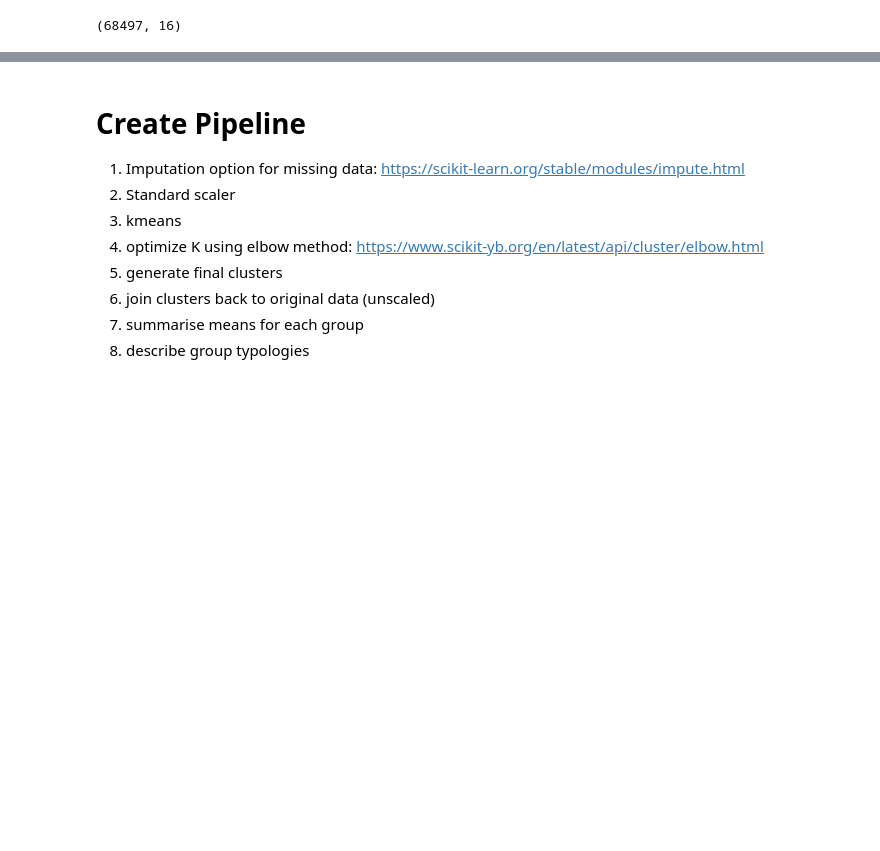
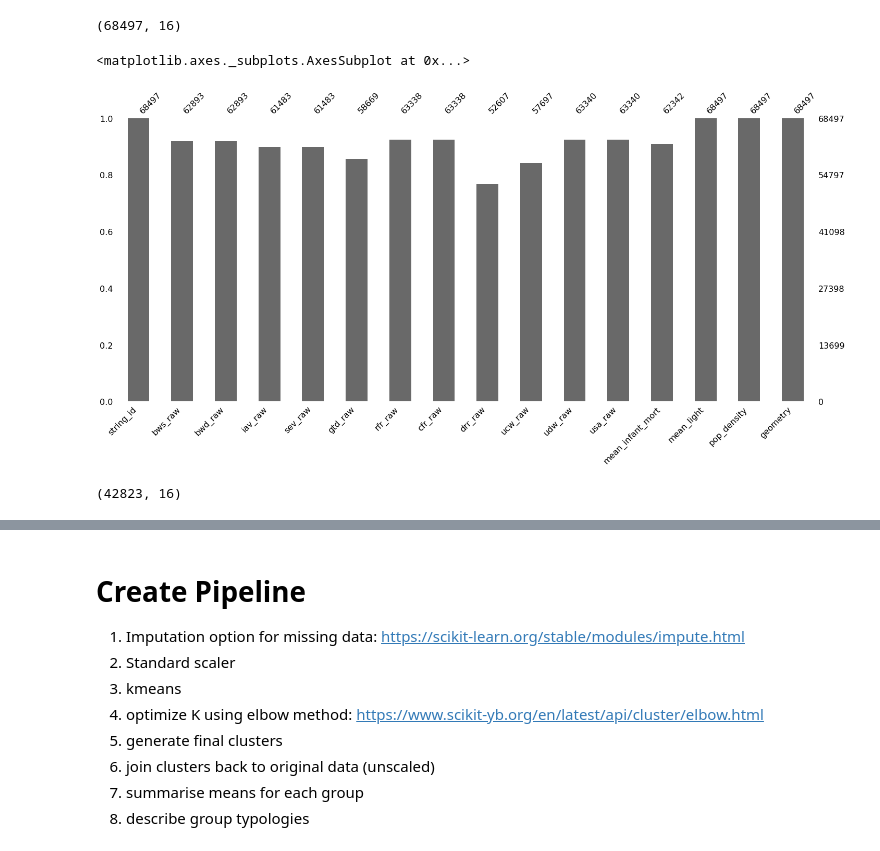
Before and after one commit to jmlasalle/water-risk-classification, a Jupyter notebook: Modeling-DBScan-Copy1.ipynb, the cells around one changed output, grey strips where cells are left out. Cells and saved outputs as stored; diff of their text form; code cells hidden in the pictures; blank space fills up the shorter version.

```diff
--- a/Modeling-DBScan-Copy1.ipynb
+++ b/Modeling-DBScan-Copy1.ipynb
@@ -63,3 +63,14 @@ data.shape
 (68497, 16)
 # %%
 data = data.to_crs({'init': 'epsg:6933'})
+# %%
+import missingno as msno
+msno.bar(data)
+# %% [output]
+<matplotlib.axes._subplots.AxesSubplot at 0x...>
+[figure, added]
+# %%
+data_nona = data.dropna()
+data_nona.shape
+# %% [output]
+(42823, 16)
```
Also changed, not shown: parts of 18 cells of this notebook, 3 other files.
